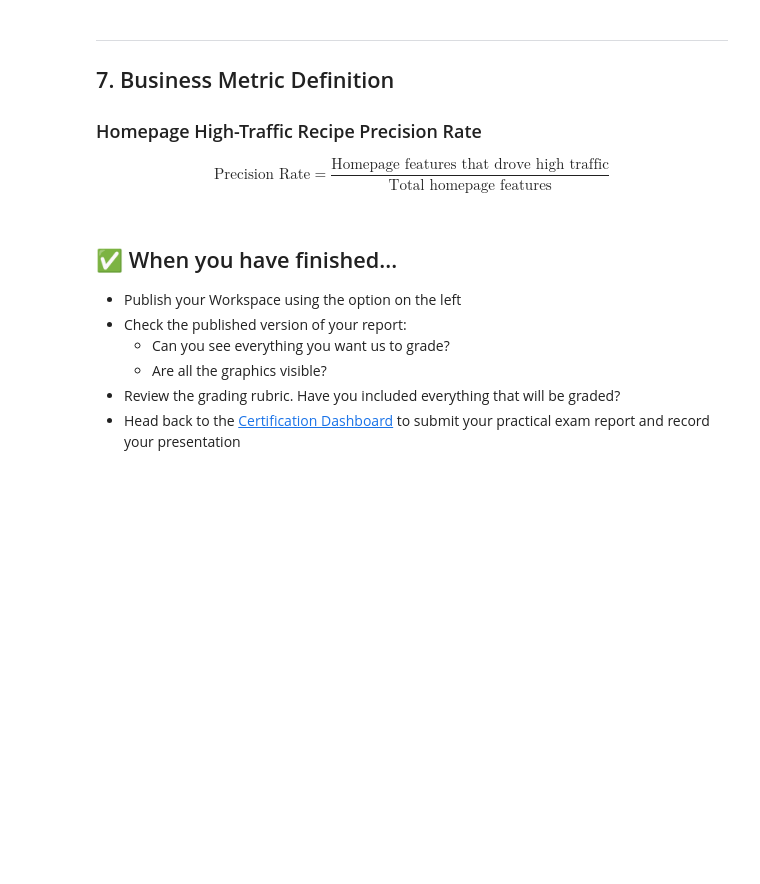
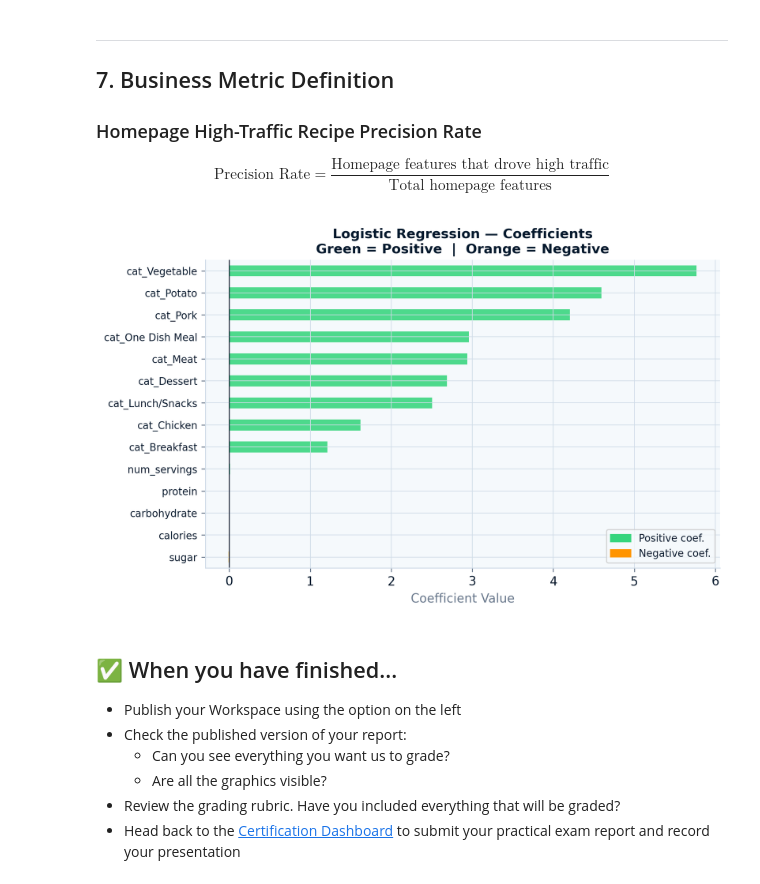
Before and after one commit to shashankgarewal/datacamp, a Jupyter notebook: notebook.ipynb, the cells around one changed output. Drawn from its saved outputs; the diff is of its cells as text; code cells hidden in the pictures; blank space fills up the shorter version.

```diff
--- a/notebook.ipynb
+++ b/notebook.ipynb
@@ -800,3 +873,25 @@ $$\text{Precision Rate} = \frac{\text{Homepage features that drove high traffic}
+# %%
+fig, ax = plt.subplots(figsize=(8, 5))
+
+coef = pd.Series(best_lr.coef_[0], index=X.columns).sort_values()
+bar_colors = [DC_ORANGE if v < 0 else DC_GREEN for v in coef]
+
+coef.plot(kind='barh', ax=ax, color=bar_colors, alpha=0.88)
+
+ax.set_title('Logistic Regression — Coefficients\nGreen = Positive  |  Orange = Negative',
+             fontsize=12, fontweight='bold', color=DC_NAVY)
+ax.set_xlabel('Coefficient Value', color=DC_MUTED)
+ax.axvline(0, color=DC_NAVY, linewidth=0.8)
+ax.tick_params(axis='y', labelsize=9)
+
+pos_patch = mpatches.Patch(color=DC_GREEN,  label='Positive coef.')
+neg_patch = mpatches.Patch(color=DC_ORANGE, label='Negative coef.')
+ax.legend(handles=[pos_patch, neg_patch], fontsize=9, loc='lower right', framealpha=0.8)
+
+fig.tight_layout()
+plt.show()
+# %% [output]
+[figure, added]
 # %% [markdown]
 ## ✅ When you have finished...
 -  Publish your Workspace using the option on the left
```
Also changed, not shown: parts of 3 cells of this notebook.
